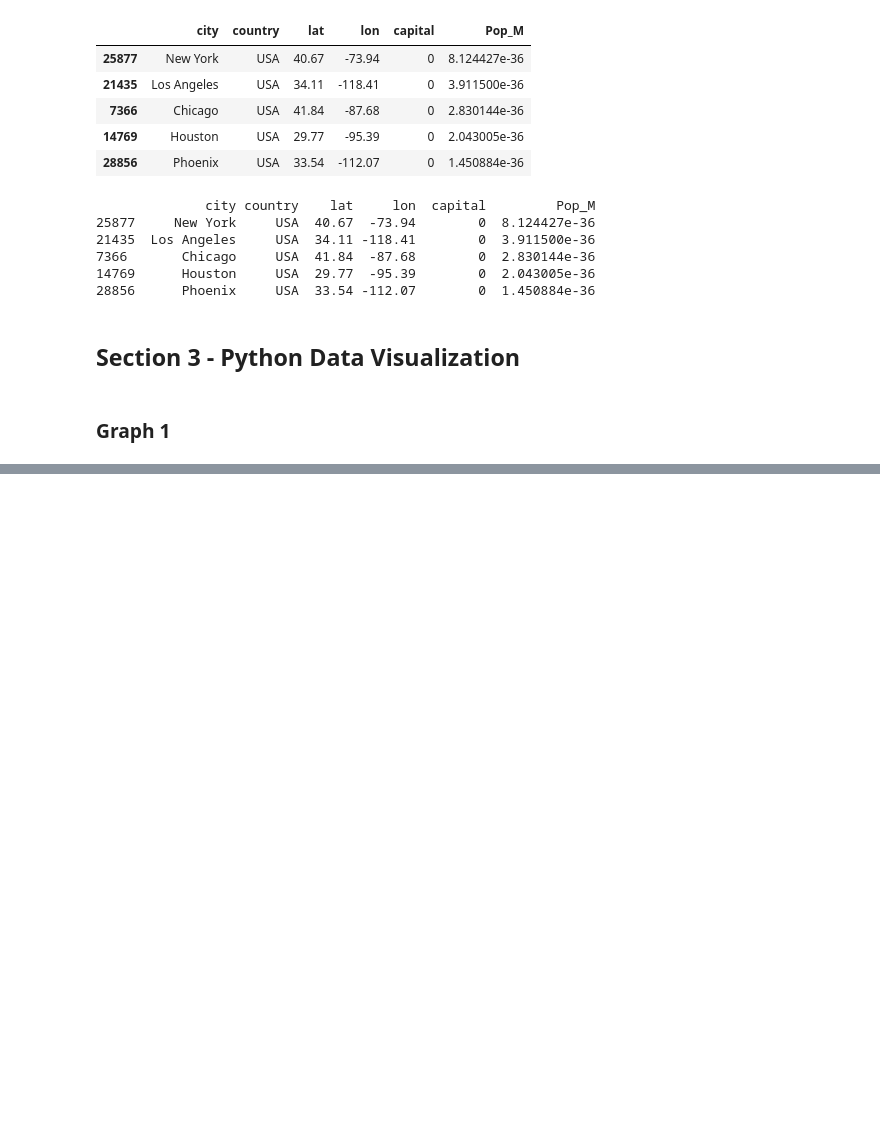
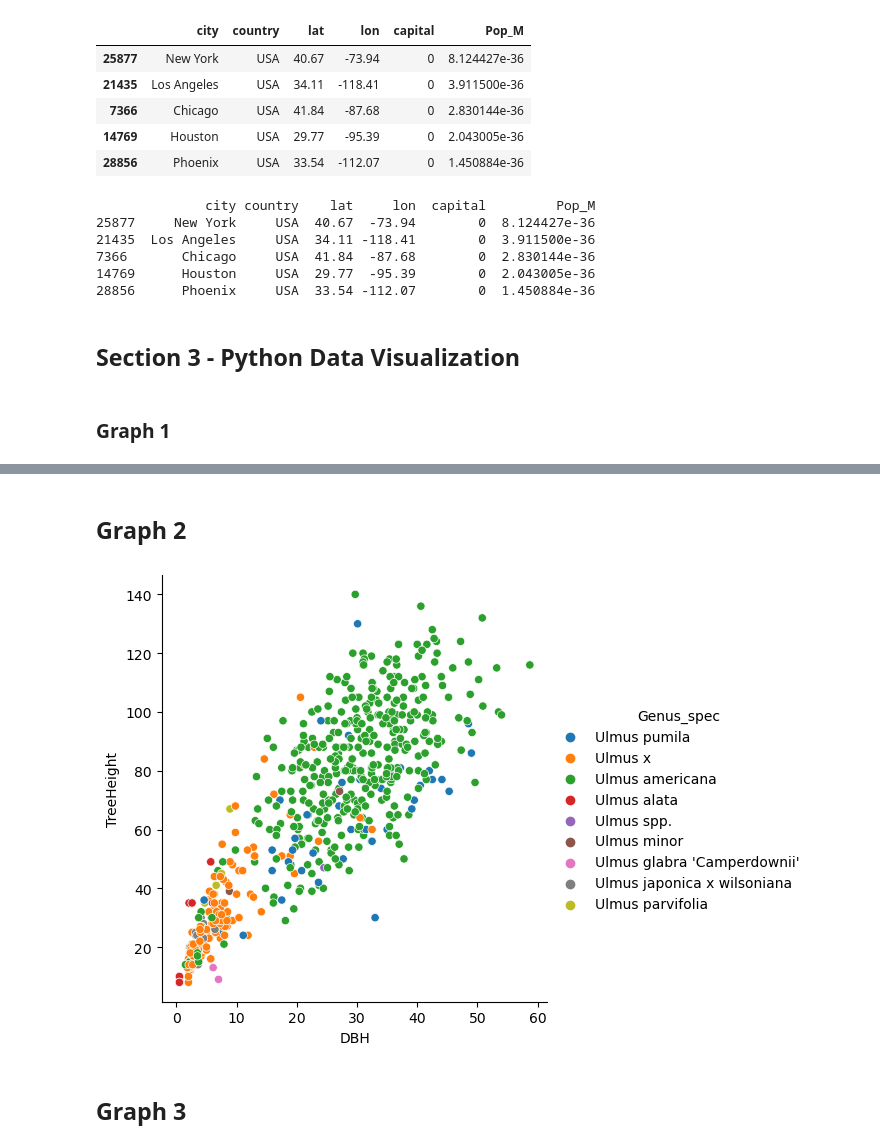
Before and after one commit to louisegordon/PY4SA23_Assignment, a Jupyter notebook: Assingment 2 - Louise Gordon.ipynb, the cells around one changed output, grey strips where cells are left out. Cells and saved outputs as stored; diff of their text form; code cells hidden in the pictures; blank space fills up the shorter version.

```diff
--- a/Assingment 2 - Louise Gordon.ipynb
+++ b/Assingment 2 - Louise Gordon.ipynb
@@ -233,0 +246,9 @@ print(top5_cities)
+# %% [markdown]
+## Graph 2
+# %%
+#adding tree species to hue
+graph2 = sns.relplot(x="DBH", y="TreeHeight", hue="Genus_spec", data= ulmus_df)
+# %% [output]
+[figure, added]
+# %% [markdown]
+## Graph 3
```
Also changed, not shown: parts of 17 cells of this notebook.
